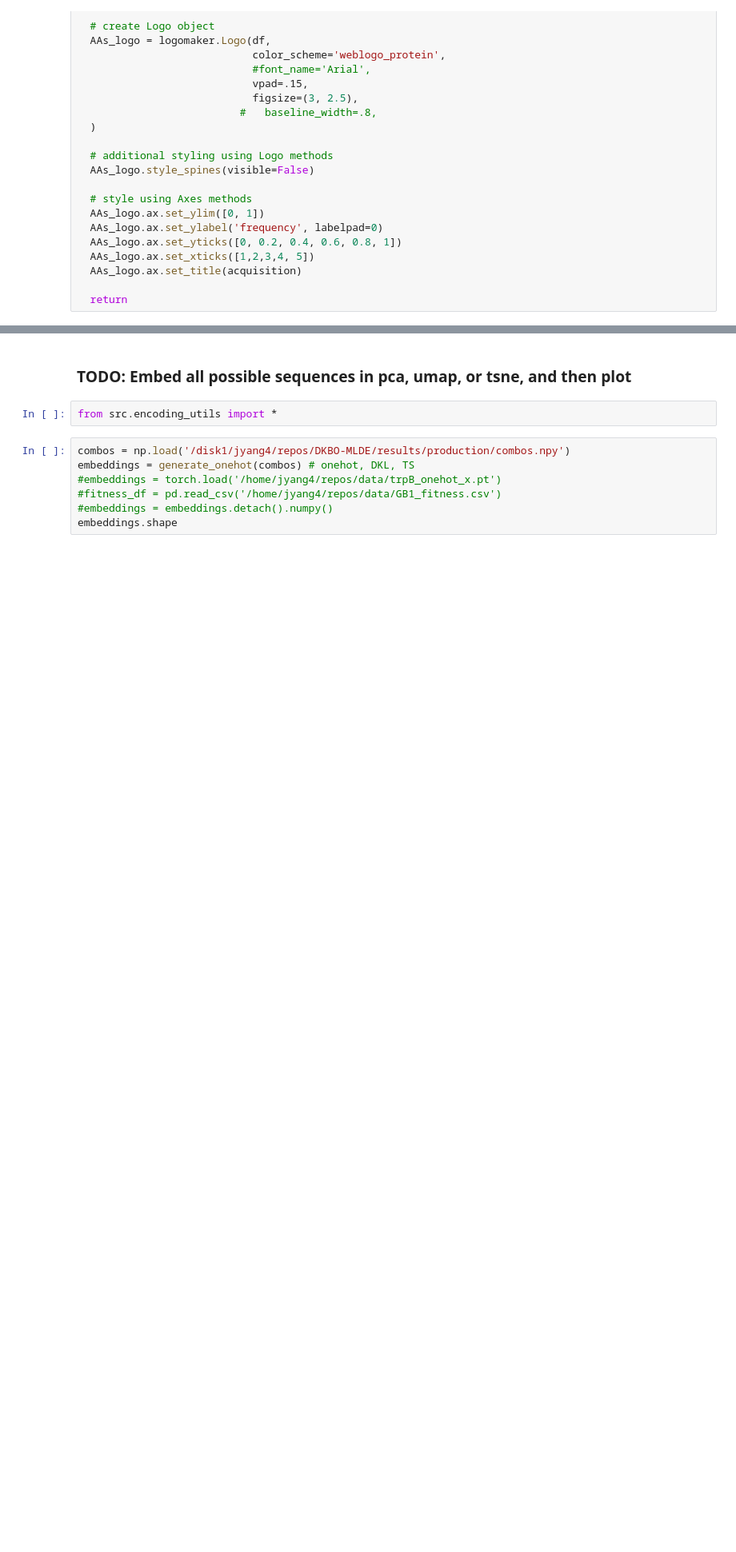
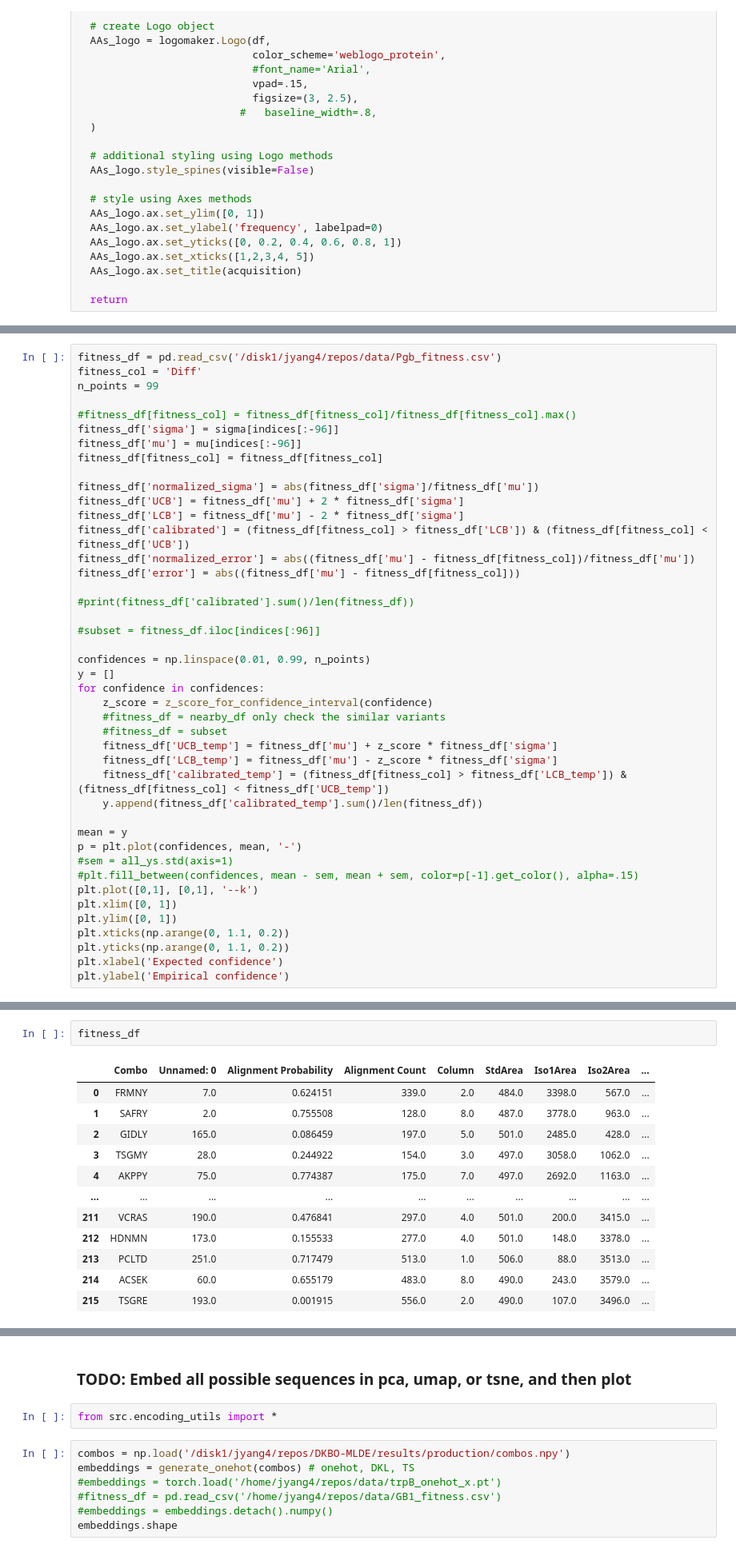
Before and after one commit to jsunn-y/ALDE, a Jupyter notebook: analysis.ipynb, the cells around one changed output, grey strips where cells are left out. Shown at 80% size. Drawn from its saved outputs; the diff is of its cells as text; blank space fills up the shorter version.

```diff
--- a/analysis.ipynb
+++ b/analysis.ipynb
@@ -462,0 +414,43 @@ Text(33.222222222222214, 0.5, 'sigma')
+# %%
+fitness_df = pd.read_csv('/disk1/jyang4/repos/data/Pgb_fitness.csv')
+fitness_col = 'Diff'
+n_points = 99
+
+#fitness_df[fitness_col] = fitness_df[fitness_col]/fitness_df[fitness_col].max()
+fitness_df['sigma'] = sigma[indices[:-96]]
+fitness_df['mu'] = mu[indices[:-96]]
+fitness_df[fitness_col] = fitness_df[fitness_col]
+
+fitness_df['normalized_sigma'] = abs(fitness_df['sigma']/fitness_df['mu'])
+fitness_df['UCB'] = fitness_df['mu'] + 2 * fitness_df['sigma']
+fitness_df['LCB'] = fitness_df['mu'] - 2 * fitness_df['sigma']
+fitness_df['calibrated'] = (fitness_df[fitness_col] > fitness_df['LCB']) & (fitness_df[fitness_col] < fitness_df['UCB'])
+fitness_df['normalized_error'] = abs((fitness_df['mu'] - fitness_df[fitness_col])/fitness_df['mu'])
+fitness_df['error'] = abs((fitness_df['mu'] - fitness_df[fitness_col]))
+
+#print(fitness_df['calibrated'].sum()/len(fitness_df))
+
+#subset = fitness_df.iloc[indices[:96]]
+
+confidences = np.linspace(0.01, 0.99, n_points)
+y = []
+for confidence in confidences:
+    z_score = z_score_for_confidence_interval(confidence)
+    #fitness_df = nearby_df only check the similar variants
+    #fitness_df = subset
+    fitness_df['UCB_temp'] = fitness_df['mu'] + z_score * fitness_df['sigma']
+    fitness_df['LCB_temp'] = fitness_df['mu'] - z_score * fitness_df['sigma']
+    fitness_df['calibrated_temp'] = (fitness_df[fitness_col] > fitness_df['LCB_temp']) & (fitness_df[fitness_col] < fitness_df['UCB_temp'])
+    y.append(fitness_df['calibrated_temp'].sum()/len(fitness_df))
+
+mean = y
+p = plt.plot(confidences, mean, '-')
+#sem = all_ys.std(axis=1)
+#plt.fill_between(confidences, mean - sem, mean + sem, color=p[-1].get_color(), alpha=.15)
+plt.plot([0,1], [0,1], '--k')
+plt.xlim([0, 1])
+plt.ylim([0, 1])
+plt.xticks(np.arange(0, 1.1, 0.2))
+plt.yticks(np.arange(0, 1.1, 0.2))
+plt.xlabel('Expected confidence')
+plt.ylabel('Empirical confidence')
@@ -462,0 +459,15 @@ Text(33.222222222222214, 0.5, 'sigma')
+# %%
+fitness_df
+# %% [output]
+|  | Combo | Unnamed: 0 | Alignment Probability | Alignment Count | Column | StdArea | Iso1Area | Iso2Area | ... |
+| 0 | FRMNY | 7.0 | 0.624151 | 339.0 | 2.0 | 484.0 | 3398.0 | 567.0 | ... |
+| 1 | SAFRY | 2.0 | 0.755508 | 128.0 | 8.0 | 487.0 | 3778.0 | 963.0 | ... |
+| 2 | GIDLY | 165.0 | 0.086459 | 197.0 | 5.0 | 501.0 | 2485.0 | 428.0 | ... |
+| 3 | TSGMY | 28.0 | 0.244922 | 154.0 | 3.0 | 497.0 | 3058.0 | 1062.0 | ... |
+| 4 | AKPPY | 75.0 | 0.774387 | 175.0 | 7.0 | 497.0 | 2692.0 | 1163.0 | ... |
+| ... | ... | ... | ... | ... | ... | ... | ... | ... | ... |
+| 211 | VCRAS | 190.0 | 0.476841 | 297.0 | 4.0 | 501.0 | 200.0 | 3415.0 | ... |
+| 212 | HDNMN | 173.0 | 0.155533 | 277.0 | 4.0 | 501.0 | 148.0 | 3378.0 | ... |
+| 213 | PCLTD | 251.0 | 0.717479 | 513.0 | 1.0 | 506.0 | 88.0 | 3513.0 | ... |
+| 214 | ACSEK | 60.0 | 0.655179 | 483.0 | 8.0 | 490.0 | 243.0 | 3579.0 | ... |
+| 215 | TSGRE | 193.0 | 0.001915 | 556.0 | 2.0 | 490.0 | 107.0 | 3496.0 | ... |
```
Also changed, not shown: parts of 12 cells of this notebook, 3 other files.
